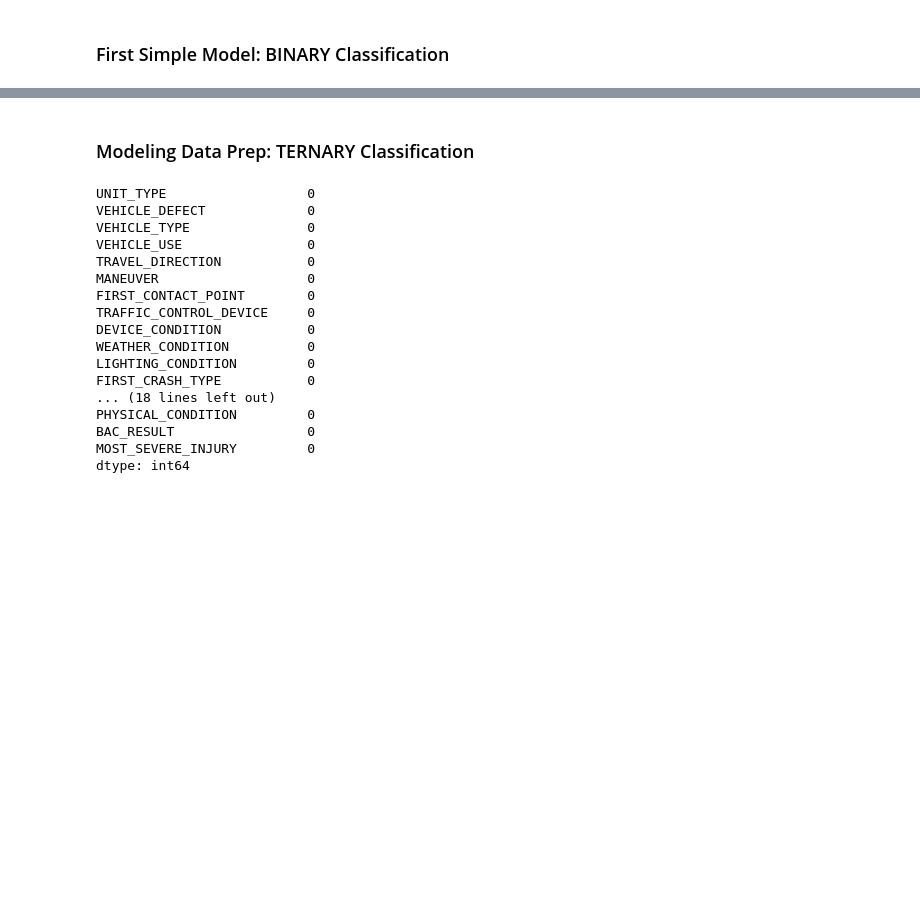
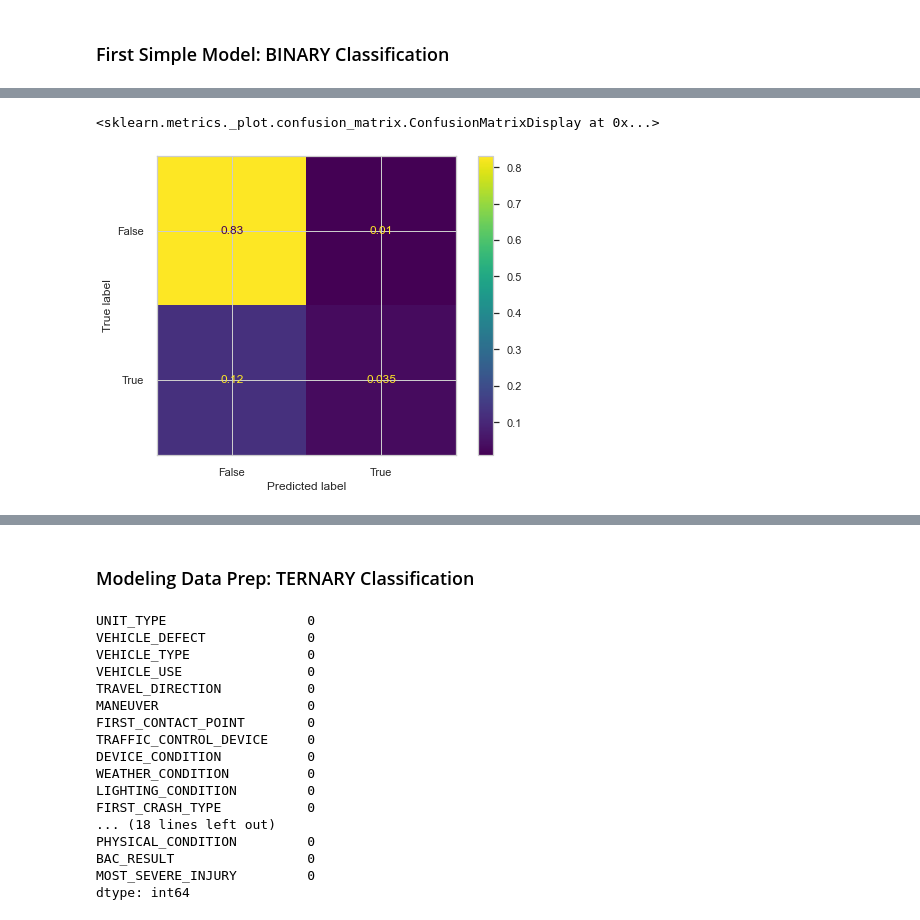
Before and after one commit to marcosvppfernandes/chicagoteam_quanggang, a Jupyter notebook: final_notebook.ipynb, the cells around one changed output, grey strips where cells are left out. Saved outputs shown, nothing was run; the diff lists cells and outputs as text; code cells hidden in the pictures; blank space fills up the shorter version.

```diff
--- a/final_notebook.ipynb
+++ b/final_notebook.ipynb
@@ -442,0 +396,2 @@ For each of our models, we are going to score using **Stratified K-Fold Cross Va
+# %%
+lr = LogisticRegression(max_iter=100000, C=0.05)
@@ -442,0 +400,7 @@ For each of our models, we are going to score using **Stratified K-Fold Cross Va
+# %%
+rec, prec, acc, roc_auc, clf = models.kfold_validation(X_train, y_train, classifier=lr,
+                        continuous_cols=['crash_hour'],
+                        categorical_cols=tr_te_split[0]['train']['X'].drop(labels=['crash_hour'], axis=1).columns,
+                        smote=False,
+                        minority_size=0.7,
+                        majority_reduce=0.7)
@@ -442,0 +424,7 @@ For each of our models, we are going to score using **Stratified K-Fold Cross Va
+# %%
+fsm_prepped = pp.scale_and_ohe(tr_te_split, continuous_cols=['crash_hour'],
+                               categorical_cols=tr_te_split[0]['train']['X'].drop(labels=['crash_hour'], axis=1).columns)
+# %%
+X_test = fsm_prepped[2]['test']['X']
+
+y_test = fsm_prepped[2]['test']['y']
@@ -442,0 +433,5 @@ For each of our models, we are going to score using **Stratified K-Fold Cross Va
+# %%
+plot_confusion_matrix(clf, X_test, y_test, normalize='all')
+# %% [output]
+<sklearn.metrics._plot.confusion_matrix.ConfusionMatrixDisplay at 0x...>
+[figure, added]
```
Also changed, not shown: parts of 76 cells of this notebook, 10 other files.
